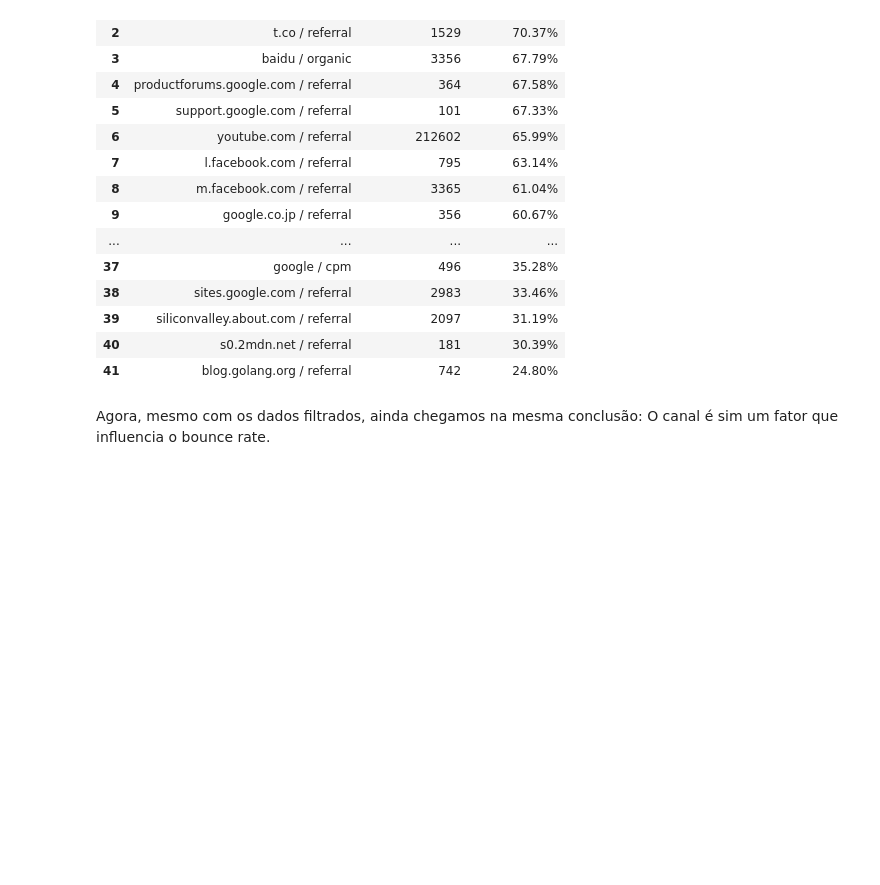
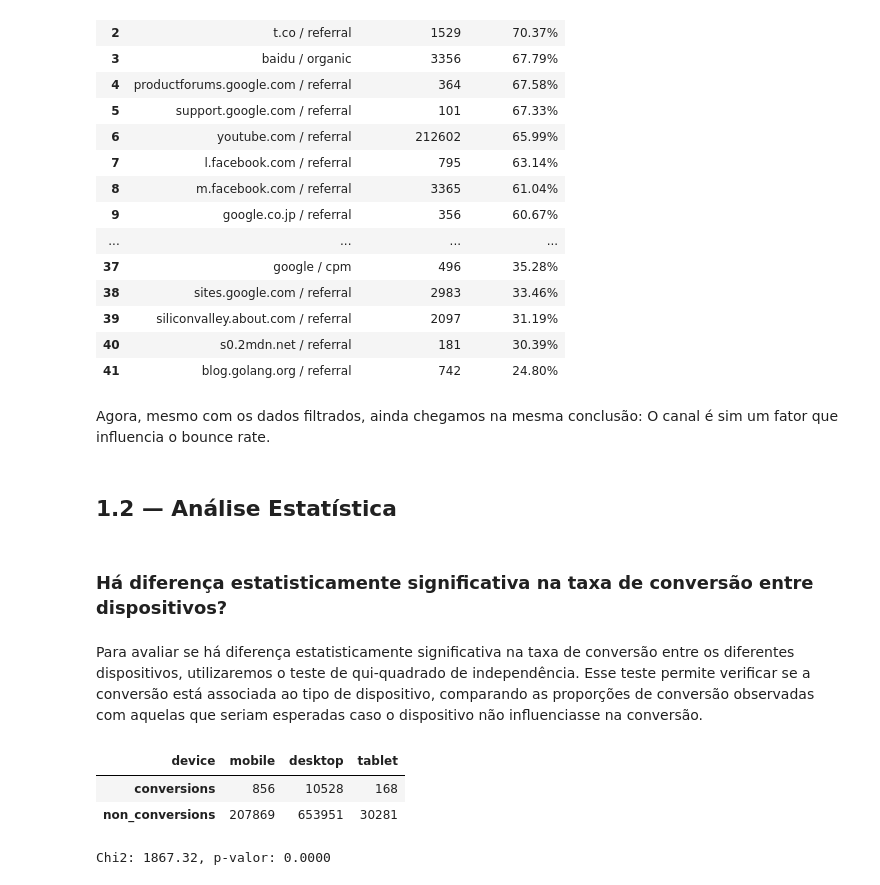
Before and after one commit to ArthurGontijo/teste_etus, a Jupyter notebook: questao_1/analise.ipynb, the cells around one changed output. Drawn from its saved outputs; the diff is of its cells as text; code cells hidden in the pictures; blank space fills up the shorter version.

Commit message:
device independency test

```diff
--- a/questao_1/analise.ipynb
+++ b/questao_1/analise.ipynb
@@ -381,3 +382,35 @@ display(bounce_rate_df_filtered)
 | 41 | blog.golang.org / referral | 742 | 24.80% |
 # %% [markdown]
 Agora, mesmo com os dados filtrados, ainda chegamos na mesma conclusão: O canal é sim um fator que influencia o bounce rate.
+# %% [markdown]
+## 1.2 — Análise Estatística
+# %% [markdown]
+### Há diferença estatisticamente significativa na taxa de conversão entre dispositivos?
+# %% [markdown]
+Para avaliar se há diferença estatisticamente significativa na taxa de conversão entre os diferentes dispositivos, utilizaremos o teste de qui-quadrado de independência. Esse teste permite verificar se a conversão está associada ao tipo de dispositivo, comparando as proporções de conversão observadas com aquelas que seriam esperadas caso o dispositivo não influenciasse na conversão.
+# %%
+query_10= """
+SELECT
+  device.deviceCategory AS device,
+  SUM(CASE WHEN totals.transactions > 0 THEN 1 ELSE 0 END) AS conversions,
+  COUNT(*) - SUM(CASE WHEN totals.transactions > 0 THEN 1 ELSE 0 END) AS non_conversions
+FROM
+  `bigquery-public-data.google_analytics_sample.ga_sessions_*`
+GROUP BY
+  device
+"""
+
+convertion_df = client.query(query_10).to_dataframe()
+
+contingency_table = convertion_df[['conversions', 'non_conversions']].T
+contingency_table.columns = convertion_df['device']
+contingency_table = contingency_table.astype(int)
+display(contingency_table)
+
+chi2, p, dof, expected = chi2_contingency(contingency_table)
+print(f"Chi2: {chi2:.2f}, p-valor: {p:.4f}")
+# %% [output]
+| device | mobile | desktop | tablet |
+| conversions | 856 | 10528 | 168 |
+| non_conversions | 207869 | 653951 | 30281 |
+Chi2: 1867.32, p-valor: 0.0000
```
Also changed, not shown: parts of 3 cells of this notebook.
